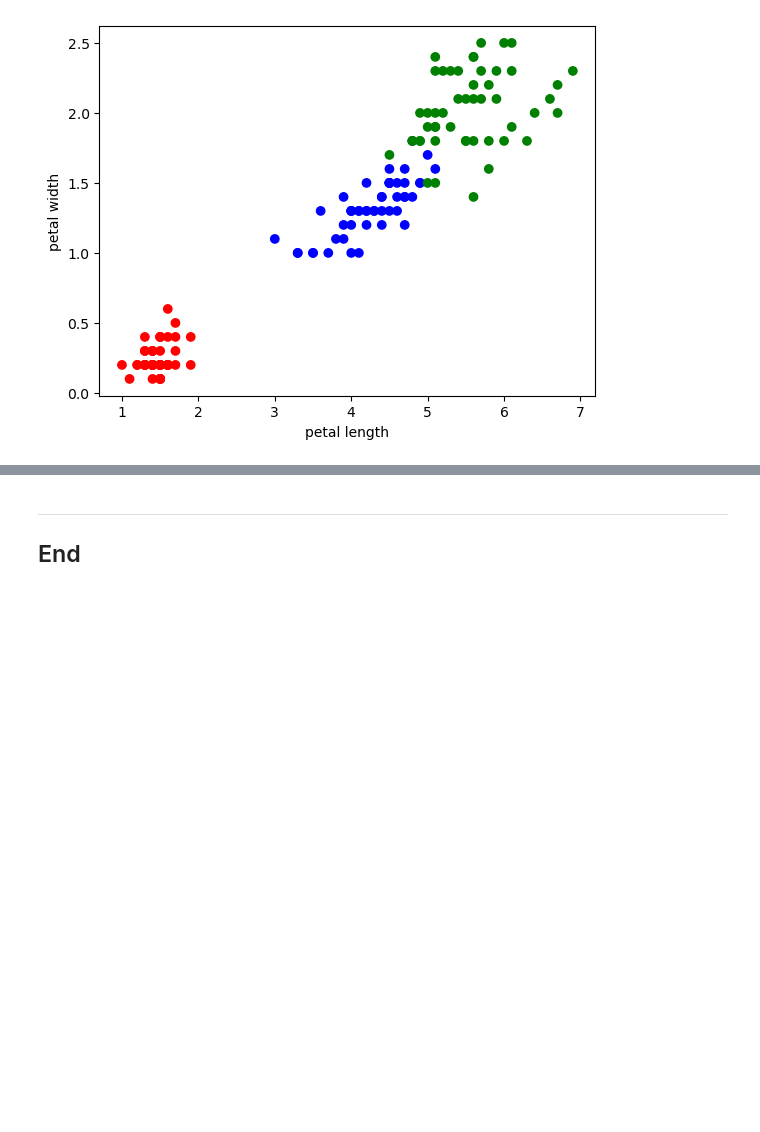
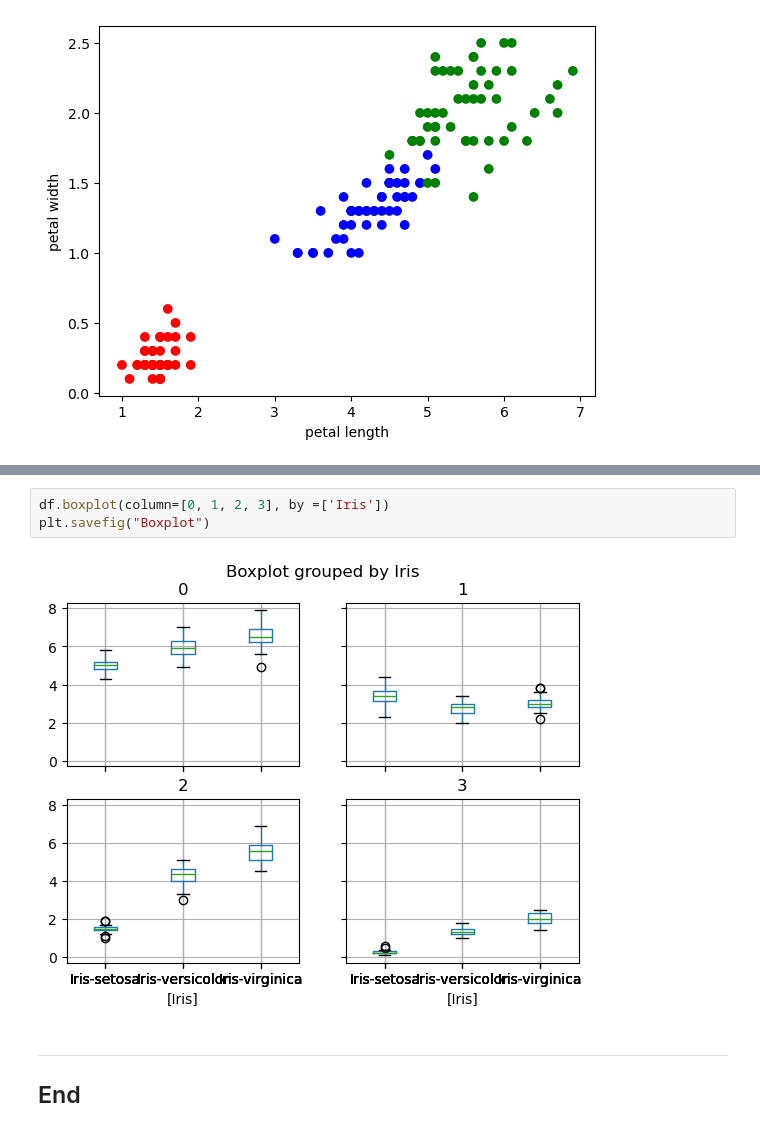
Before and after one commit to kevinsenan/4359-Fundamentals-of-Data-Analysis, a Jupyter notebook: Project.ipynb, the cells around one changed output, grey strips where cells are left out. Drawn from its saved outputs; the diff is of its cells as text; blank space fills up the shorter version.

```diff
--- a/Project.ipynb
+++ b/Project.ipynb
@@ -64,3 +94,8 @@ Text(0, 0.5, 'petal width')
+# %%
+df.boxplot(column=[0, 1, 2, 3], by =['Iris'])
+plt.savefig("Boxplot")
+# %% [output]
+[figure, added]
 # %% [markdown]
 ***
 
```
Also changed, not shown: parts of 12 cells of this notebook, 1 other file.
